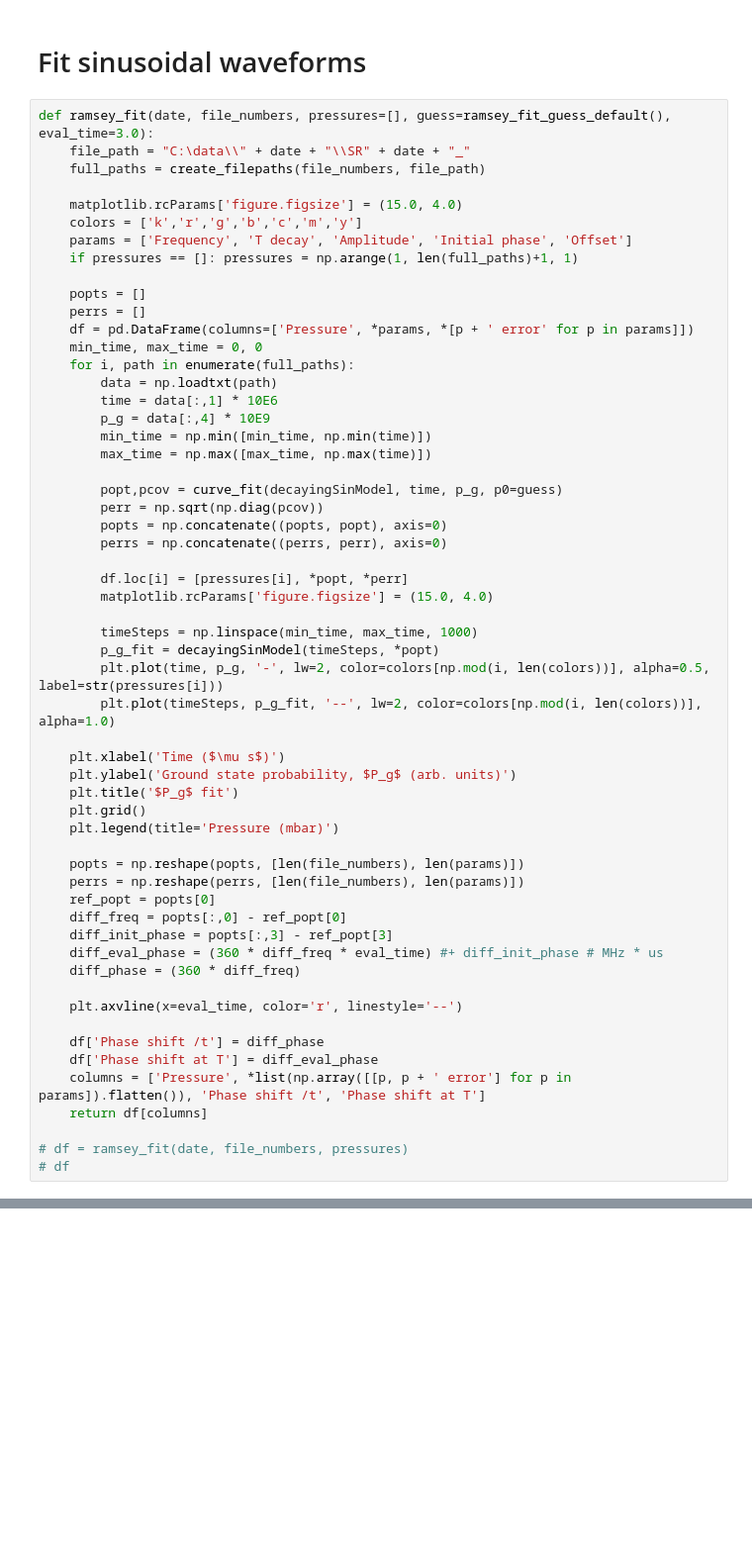
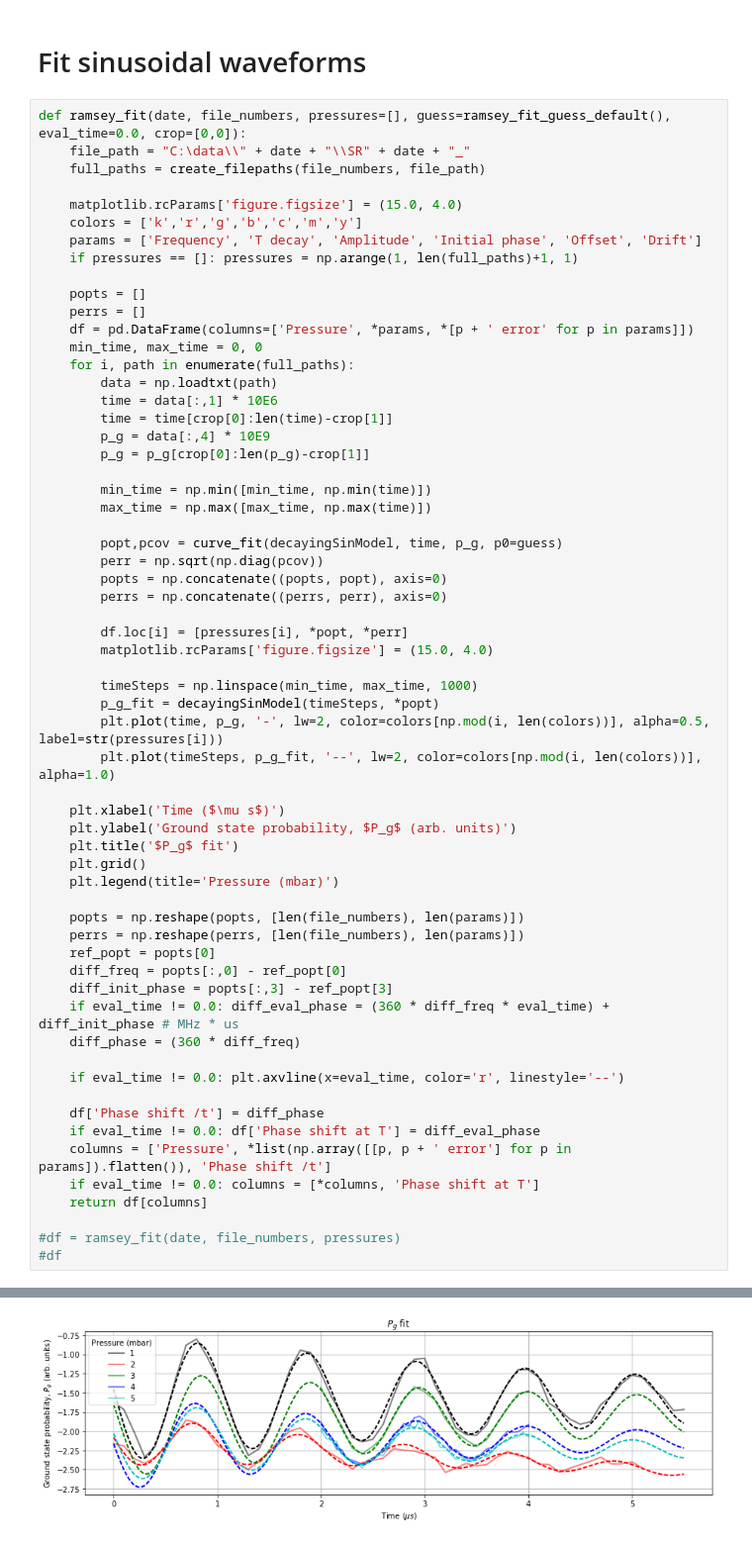
Before and after one commit to aa-morgan/rydberg-general, a Jupyter notebook: nh3_collisions/ramsey_fit.ipynb, the cells around one changed output, grey strips where cells are left out. Shown at 99% size. Saved outputs shown, nothing was run; the diff lists cells and outputs as text; blank space fills up the shorter version.

```diff
--- a/nh3_collisions/ramsey_fit.ipynb
+++ b/nh3_collisions/ramsey_fit.ipynb
@@ -63,13 +70,13 @@ def ramsey_fit_test(date, file_numbers, pressures=[], guess=ramsey_fit_guess_def
 # %% [markdown]
 # Fit sinusoidal waveforms
 # %%
-def ramsey_fit(date, file_numbers, pressures=[], guess=ramsey_fit_guess_default(), eval_time=3.0):
+def ramsey_fit(date, file_numbers, pressures=[], guess=ramsey_fit_guess_default(), eval_time=0.0, crop=[0,0]):
     file_path = "C:\data\\" + date + "\\SR" + date + "_"
     full_paths = create_filepaths(file_numbers, file_path)
 
     matplotlib.rcParams['figure.figsize'] = (15.0, 4.0)
     colors = ['k','r','g','b','c','m','y']
-    params = ['Frequency', 'T decay', 'Amplitude', 'Initial phase', 'Offset']
+    params = ['Frequency', 'T decay', 'Amplitude', 'Initial phase', 'Offset', 'Drift']
     if pressures == []: pressures = np.arange(1, len(full_paths)+1, 1)
 
     popts = []
@@ -79,7 +86,10 @@ def ramsey_fit(date, file_numbers, pressures=[], guess=ramsey_fit_guess_default(
     for i, path in enumerate(full_paths):
         data = np.loadtxt(path)
         time = data[:,1] * 10E6
+        time = time[crop[0]:len(time)-crop[1]]
         p_g = data[:,4] * 10E9
+        p_g = p_g[crop[0]:len(p_g)-crop[1]]
+
         min_time = np.min([min_time, np.min(time)])
         max_time = np.max([max_time, np.max(time)])
 
@@ -107,15 +117,17 @@ def ramsey_fit(date, file_numbers, pressures=[], guess=ramsey_fit_guess_default(
     ref_popt = popts[0]
     diff_freq = popts[:,0] - ref_popt[0]
     diff_init_phase = popts[:,3] - ref_popt[3]
-    diff_eval_phase = (360 * diff_freq * eval_time) #+ diff_init_phase # MHz * us
+    if eval_time != 0.0: diff_eval_phase = (360 * diff_freq * eval_time) + diff_init_phase # MHz * us
     diff_phase = (360 * diff_freq)
 
-    plt.axvline(x=eval_time, color='r', linestyle='--')
+    if eval_time != 0.0: plt.axvline(x=eval_time, color='r', linestyle='--')
 
     df['Phase shift /t'] = diff_phase
-    df['Phase shift at T'] = diff_eval_phase
-    columns = ['Pressure', *list(np.array([[p, p + ' error'] for p in params]).flatten()), 'Phase shift /t', 'Phase shift at T']
+    if eval_time != 0.0: df['Phase shift at T'] = diff_eval_phase
+    columns = ['Pressure', *list(np.array([[p, p + ' error'] for p in params]).flatten()), 'Phase shift /t']
+    if eval_time != 0.0: columns = [*columns, 'Phase shift at T']
     return df[columns]
 
-# df = ramsey_fit(date, file_numbers, pressures)
-# df
+#df = ramsey_fit(date, file_numbers, pressures)
+#df
+# %% [output]
@@ -122,2 +140,3 @@ def ramsey_fit(date, file_numbers, pressures=[], guess=ramsey_fit_guess_default(
+[figure, added]
 # %%
 def ramsey_plot_pressure_phase(df):
```
Also changed, not shown: parts of 5 cells of this notebook, 4 other files.
